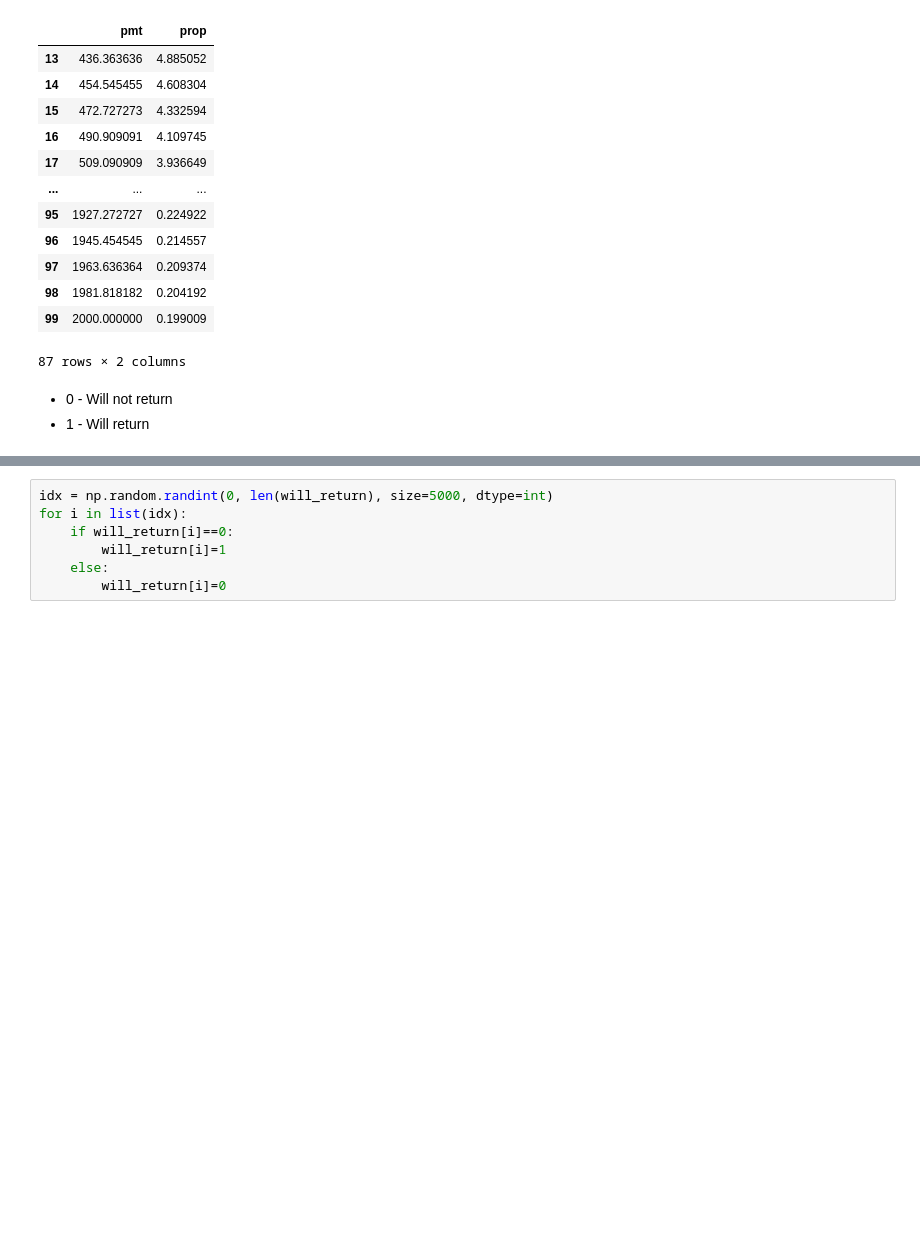
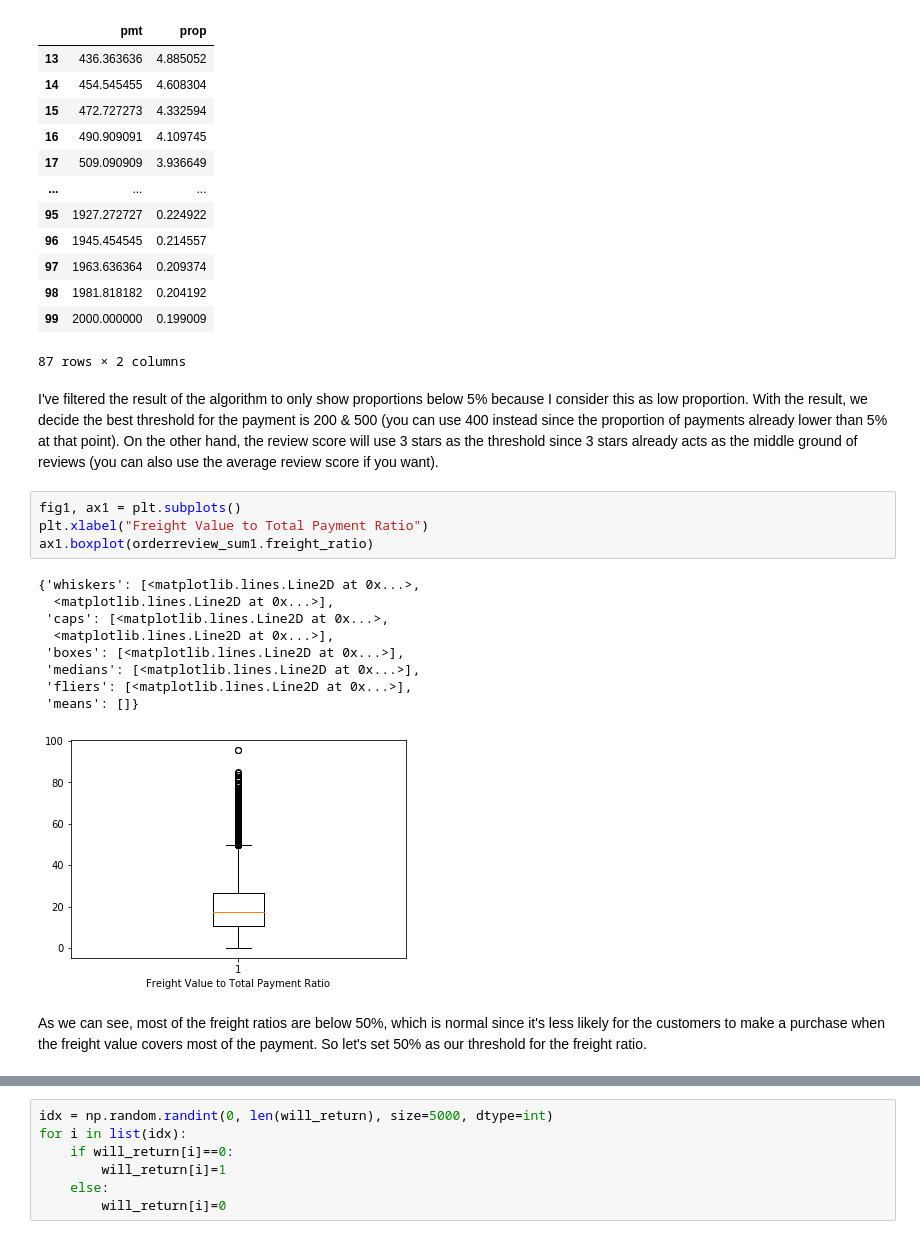
Before and after one commit to nicholasatyahadi/Customer-Purchasing-Behaviour-Analysis, a Jupyter notebook: main.ipynb, the cells around one changed output, grey strips where cells are left out. Cells and saved outputs as stored; diff of their text form; blank space fills up the shorter version.

```diff
--- a/main.ipynb
+++ b/main.ipynb
@@ -447,6 +431,21 @@ check[check.prop < 5]
 | 98 | 1981.818182 | 0.204192 |
 | 99 | 2000.000000 | 0.199009 |
 87 rows × 2 columns
-# %% [markdown]
-- 0 - Will not return
-- 1 - Will return
+# %% [markdown]
+I've filtered the result of the algorithm to only show proportions below 5% because I consider this as low proportion. With the result, we decide the best threshold for the payment is 200 & 500 (you can use 400 instead since the proportion of payments already lower than 5% at that point). On the other hand, the review score will use 3 stars as the threshold since 3 stars already acts as the middle ground of reviews (you can also use the average review score if you want).
+# %%
+fig1, ax1 = plt.subplots()
+plt.xlabel("Freight Value to Total Payment Ratio")
+ax1.boxplot(orderreview_sum1.freight_ratio)
+# %% [output]
+{'whiskers': [<matplotlib.lines.Line2D at 0x...>,
+  <matplotlib.lines.Line2D at 0x...>],
+ 'caps': [<matplotlib.lines.Line2D at 0x...>,
+  <matplotlib.lines.Line2D at 0x...>],
+ 'boxes': [<matplotlib.lines.Line2D at 0x...>],
+ 'medians': [<matplotlib.lines.Line2D at 0x...>],
+ 'fliers': [<matplotlib.lines.Line2D at 0x...>],
+ 'means': []}
+[figure, added]
+# %% [markdown]
+As we can see, most of the freight ratios are below 50%, which is normal since it's less likely for the customers to make a purchase when the freight value covers most of the payment. So let's set 50% as our threshold for the freight ratio.
```
Also changed, not shown: parts of 30 cells of this notebook, 2 other files.
